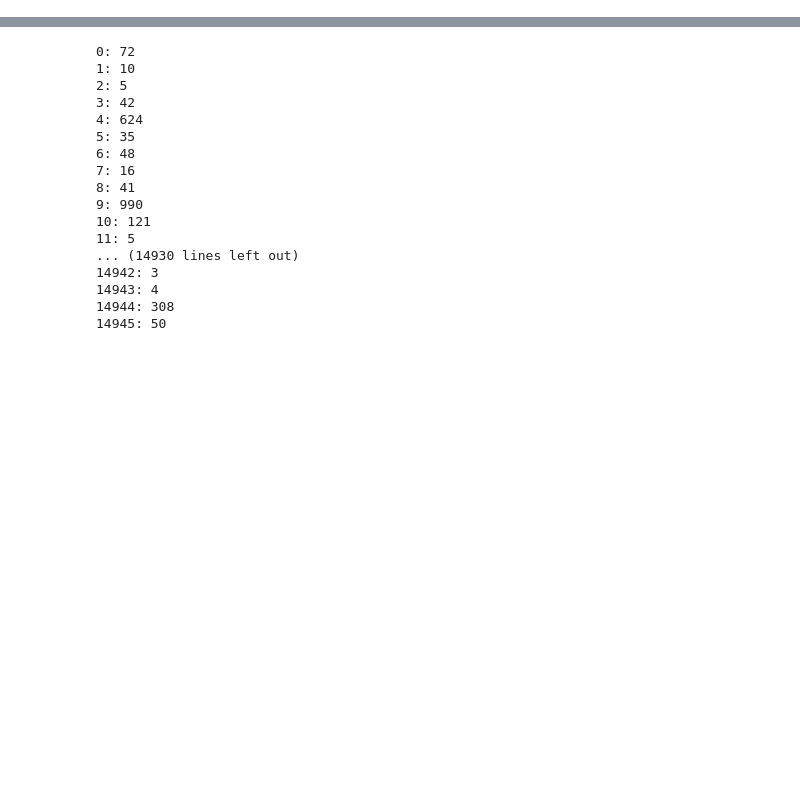
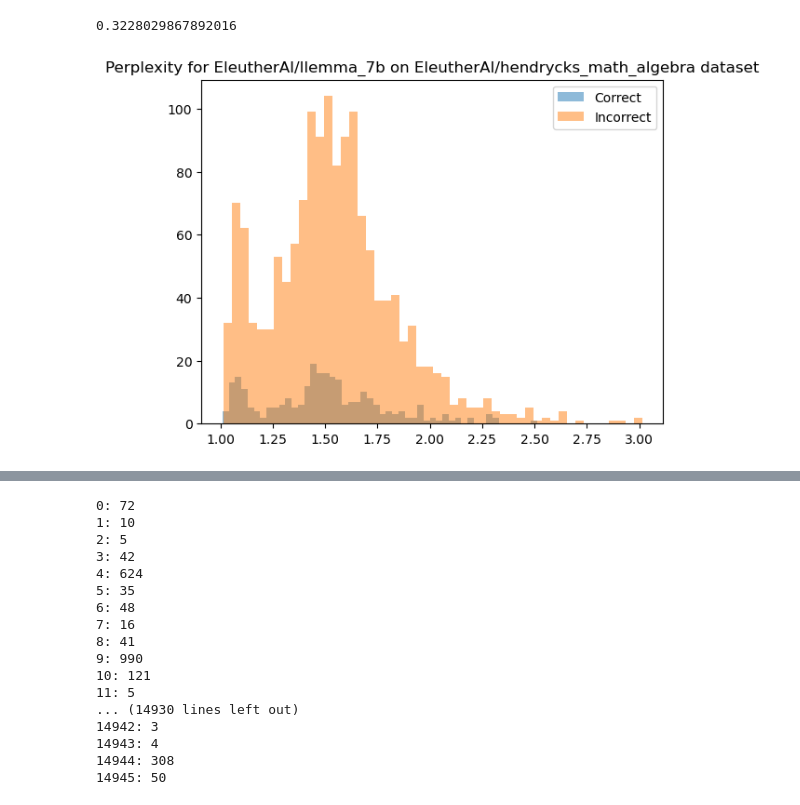
Before and after one commit to kaifronsdal/TheoremSense, a Jupyter notebook: theoremsense/test.ipynb, the cells around one changed output, grey strips where cells are left out. Saved outputs shown, nothing was run; the diff lists cells and outputs as text; code cells hidden in the pictures; blank space fills up the shorter version.

```diff
--- a/theoremsense/test.ipynb
+++ b/theoremsense/test.ipynb
@@ -26,0 +264,26 @@ d[1]['train'][72]
+# %%
+# save outputs to file
+from pathlib import Path
+import pickle
+save_path = Path('~/generated_outputs') / dataset["name"].replace("/", "_") / f'{model_name.replace("/", "_")}.pkl'
+save_path = save_path.expanduser()
+save_path.parent.mkdir(parents=True, exist_ok=True)
+if not save_path.exists():
+    with open(save_path, 'wb') as f:
+        pickle.dump(outputs, f)
+else:
+    print(f"File {save_path} already exists.")
+# %%
+# load outputs from file
+with open(save_path, 'rb') as f:
+    outputs = pickle.load(f)
+# %%
+from grader import ExactMatchGrader
+grader = ExactMatchGrader()
+# %%
+from dataset import get_boxed_answer
+from latex_formater import latex_deformat
+
+boxed_predictions = [latex_deformat(get_boxed_answer(o.outputs[0].text)) for o in outputs]
+boxed_answers = [latex_deformat(d[2]) for d in data_3shot]
+grades = grader.grade(boxed_predictions, boxed_answers)
@@ -26,0 +308,15 @@ d[1]['train'][72]
+# %%
+np.mean(grades)
+# %% [output]
+0.3228029867892016
+# %%
+# plot ppl histogram for correct and incorrect answers
+correct_idxs = np.where(np.array(grades) == 1)[0]
+incorrect_idxs = np.where(np.array(grades) == 0)[0]
+plt.hist([ppl[i] for i in correct_idxs], bins=50, alpha=0.5, label='Correct')
+plt.hist([ppl[i] for i in incorrect_idxs], bins=50, alpha=0.5, label='Incorrect')
+plt.legend()
+plt.title(f'Perplexity for {model_name} on {dataset["name"]} dataset')
+plt.show()
+# %% [output]
+[figure, added]
```
Also changed, not shown: parts of 38 cells of this notebook, 11 other files.
